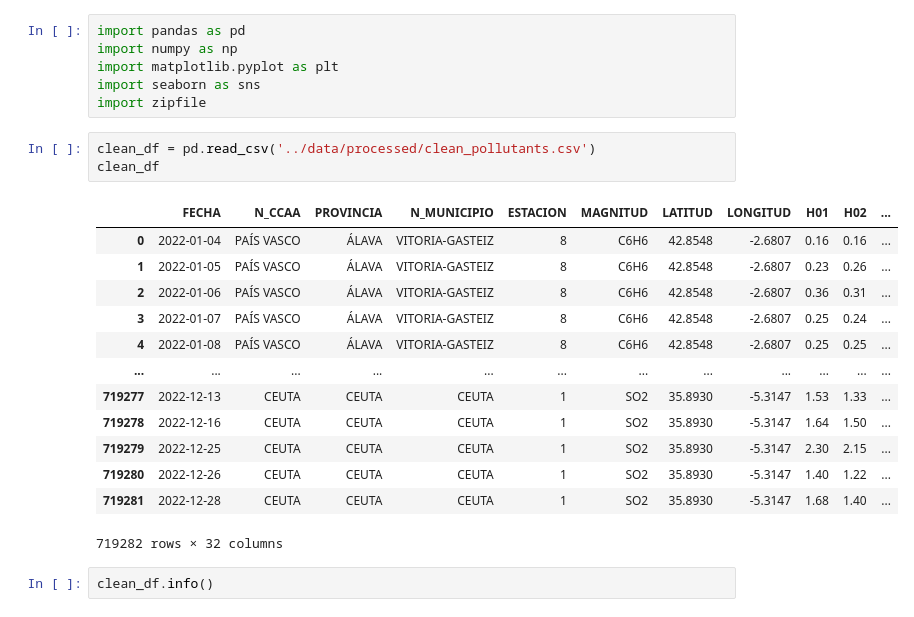
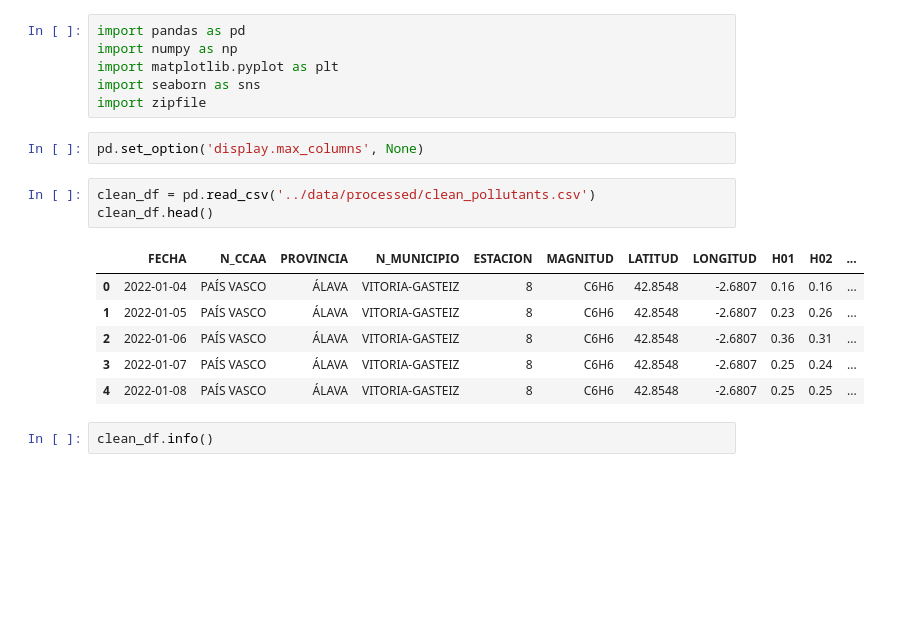
Before and after one commit to Pilizmt/Final-project-air-quality, a Jupyter notebook: src/EDA.ipynb, the cells around one changed output. Saved outputs shown, nothing was run; the diff lists cells and outputs as text; blank space fills up the shorter version.

```diff
--- a/src/EDA.ipynb
+++ b/src/EDA.ipynb
@@ -9,23 +22,18 @@ import numpy as np
 import matplotlib.pyplot as plt
 import seaborn as sns
 import zipfile
+# %%
+pd.set_option('display.max_columns', None)
 # %%
 clean_df = pd.read_csv('../data/processed/clean_pollutants.csv')
-clean_df
+clean_df.head()
 # %% [output]
 |  | FECHA | N_CCAA | PROVINCIA | N_MUNICIPIO | ESTACION | MAGNITUD | LATITUD | LONGITUD | H01 | H02 | ... |
 | 0 | 2022-01-04 | PAÍS VASCO | ÁLAVA | VITORIA-GASTEIZ | 8 | C6H6 | 42.8548 | -2.6807 | 0.16 | 0.16 | ... |
 | 1 | 2022-01-05 | PAÍS VASCO | ÁLAVA | VITORIA-GASTEIZ | 8 | C6H6 | 42.8548 | -2.6807 | 0.23 | 0.26 | ... |
 | 2 | 2022-01-06 | PAÍS VASCO | ÁLAVA | VITORIA-GASTEIZ | 8 | C6H6 | 42.8548 | -2.6807 | 0.36 | 0.31 | ... |
 | 3 | 2022-01-07 | PAÍS VASCO | ÁLAVA | VITORIA-GASTEIZ | 8 | C6H6 | 42.8548 | -2.6807 | 0.25 | 0.24 | ... |
 | 4 | 2022-01-08 | PAÍS VASCO | ÁLAVA | VITORIA-GASTEIZ | 8 | C6H6 | 42.8548 | -2.6807 | 0.25 | 0.25 | ... |
-| ... | ... | ... | ... | ... | ... | ... | ... | ... | ... | ... | ... |
-| 719277 | 2022-12-13 | CEUTA | CEUTA | CEUTA | 1 | SO2 | 35.8930 | -5.3147 | 1.53 | 1.33 | ... |
-| 719278 | 2022-12-16 | CEUTA | CEUTA | CEUTA | 1 | SO2 | 35.8930 | -5.3147 | 1.64 | 1.50 | ... |
-| 719279 | 2022-12-25 | CEUTA | CEUTA | CEUTA | 1 | SO2 | 35.8930 | -5.3147 | 2.30 | 2.15 | ... |
-| 719280 | 2022-12-26 | CEUTA | CEUTA | CEUTA | 1 | SO2 | 35.8930 | -5.3147 | 1.40 | 1.22 | ... |
-| 719281 | 2022-12-28 | CEUTA | CEUTA | CEUTA | 1 | SO2 | 35.8930 | -5.3147 | 1.68 | 1.40 | ... |
-719282 rows × 32 columns
 # %%
 clean_df.info()
 # %% [output]
```
Also changed, not shown: parts of 13 cells of this notebook.
